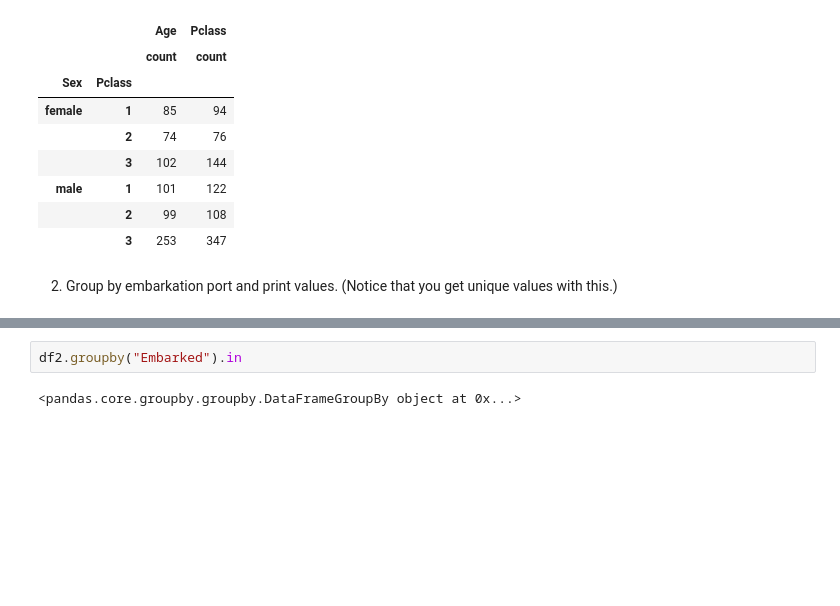
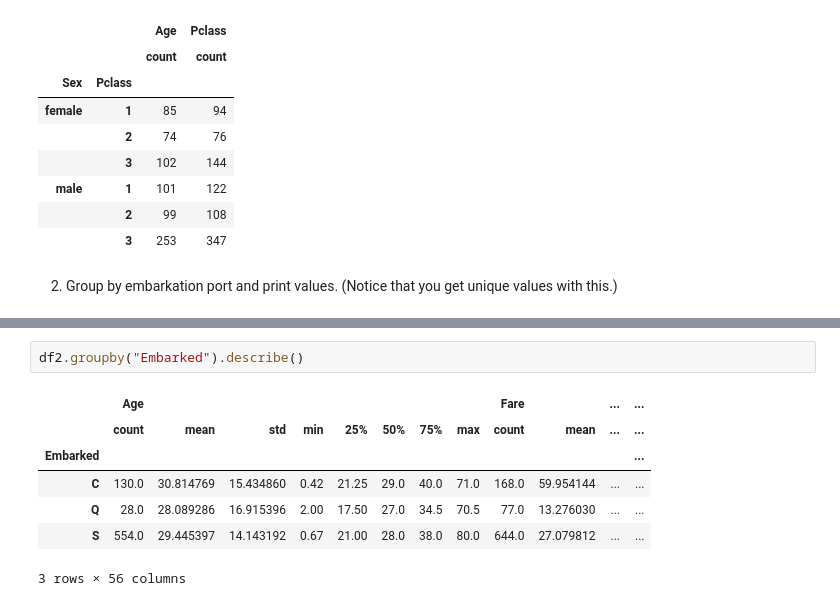
Before and after one commit to SORencber/BootRain, a Jupyter notebook: 03_08_GroupingAndAggregationOperationsOnDataFrames.ipynb, the cells around one changed output, grey strips where cells are left out. Cells and saved outputs as stored; diff of their text form; blank space fills up the shorter version.

```diff
--- a/03_08_GroupingAndAggregationOperationsOnDataFrames.ipynb
+++ b/03_08_GroupingAndAggregationOperationsOnDataFrames.ipynb
@@ -87,4 +87,10 @@ S
 # %%
-df2.groupby("Embarked").in
+df2.groupby("Embarked").describe()
 # %% [output]
+|  | Age |  |  |  |  |  |  |  | Fare |  | ... | ... |
+|  | count | mean | std | min | 25% | 50% | 75% | max | count | mean | ... | ... |
+| Embarked |  |  |  |  |  |  |  |  |  |  |  | ... |
+| C | 130.0 | 30.814769 | 15.434860 | 0.42 | 21.25 | 29.0 | 40.0 | 71.0 | 168.0 | 59.954144 | ... | ... |
+| Q | 28.0 | 28.089286 | 16.915396 | 2.00 | 17.50 | 27.0 | 34.5 | 70.5 | 77.0 | 13.276030 | ... | ... |
+| S | 554.0 | 29.445397 | 14.143192 | 0.67 | 21.00 | 28.0 | 38.0 | 80.0 | 644.0 | 27.079812 | ... | ... |
-<pandas.core.groupby.groupby.DataFrameGroupBy object at 0x...>
+3 rows × 56 columns
```
Also changed, not shown: parts of 1 cell of this notebook.
